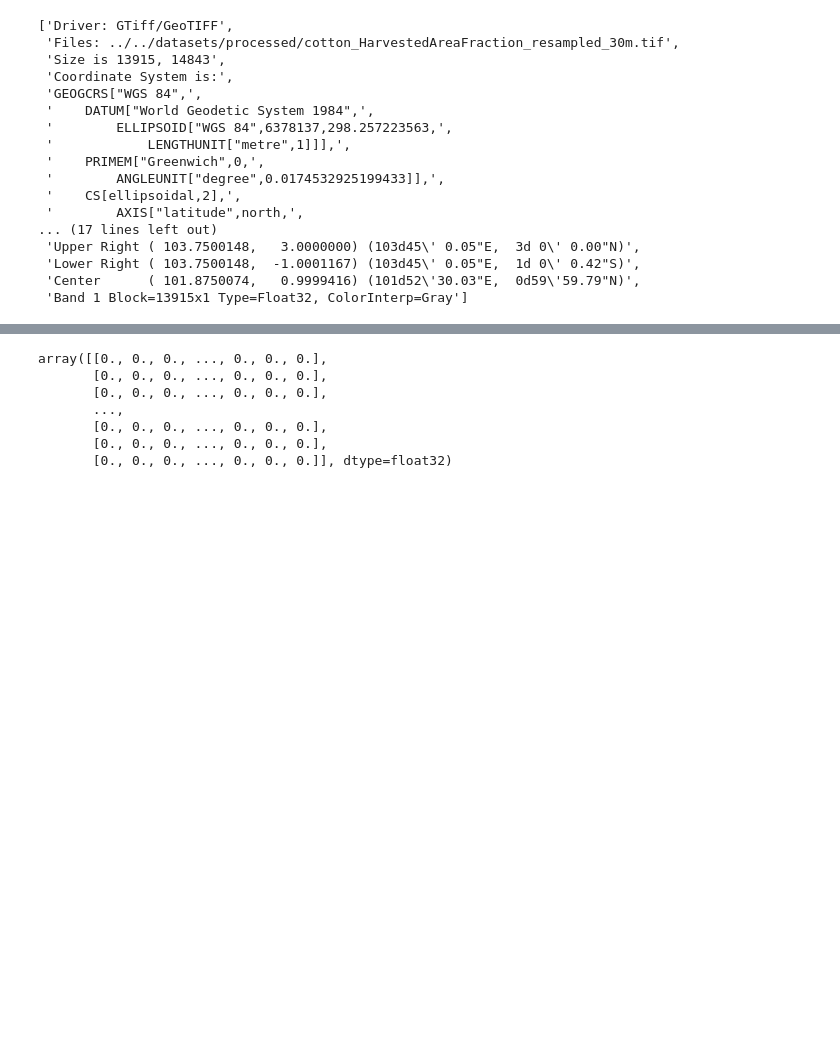
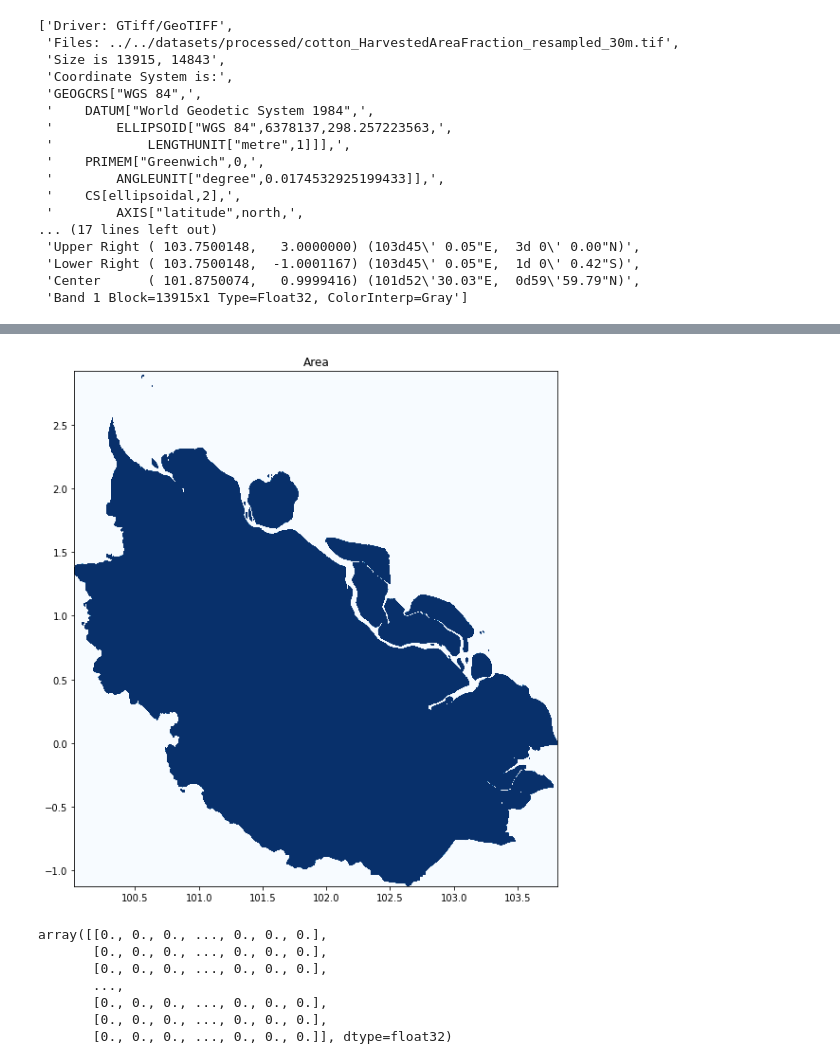
Before and after one commit to Vizzuality/landgriffon, a Jupyter notebook: data/notebooks/Lab/3_deforestation_risk.ipynb, the cells around one changed output, grey strips where cells are left out. Cells and saved outputs as stored; diff of their text form; code cells hidden in the pictures; blank space fills up the shorter version.

```diff
--- a/data/notebooks/Lab/3_deforestation_risk.ipynb
+++ b/data/notebooks/Lab/3_deforestation_risk.ipynb
@@ -412,3 +491,14 @@ ERROR 1: PROJ: proj_create_from_database: Cannot find proj.db
+# %%
+with rio.open(area_path) as src:
+    image_array = src.read(1)
+    meta = src.meta
+    profile = src.profile
+
+    fig, ax = plt.subplots(figsize=[15,10])
+    rio.plot.show(image_array, vmin=0, vmax=4e-4, cmap='Blues', ax=ax, transform=src.transform)
+    ax.set_title('Area')
+# %% [output]
+[figure, added]
 # %%
 with rio.open(defor_clipped_output) as src:
     hf_array = src.read(1)
```
Also changed, not shown: parts of 34 cells of this notebook, 1 other file.
